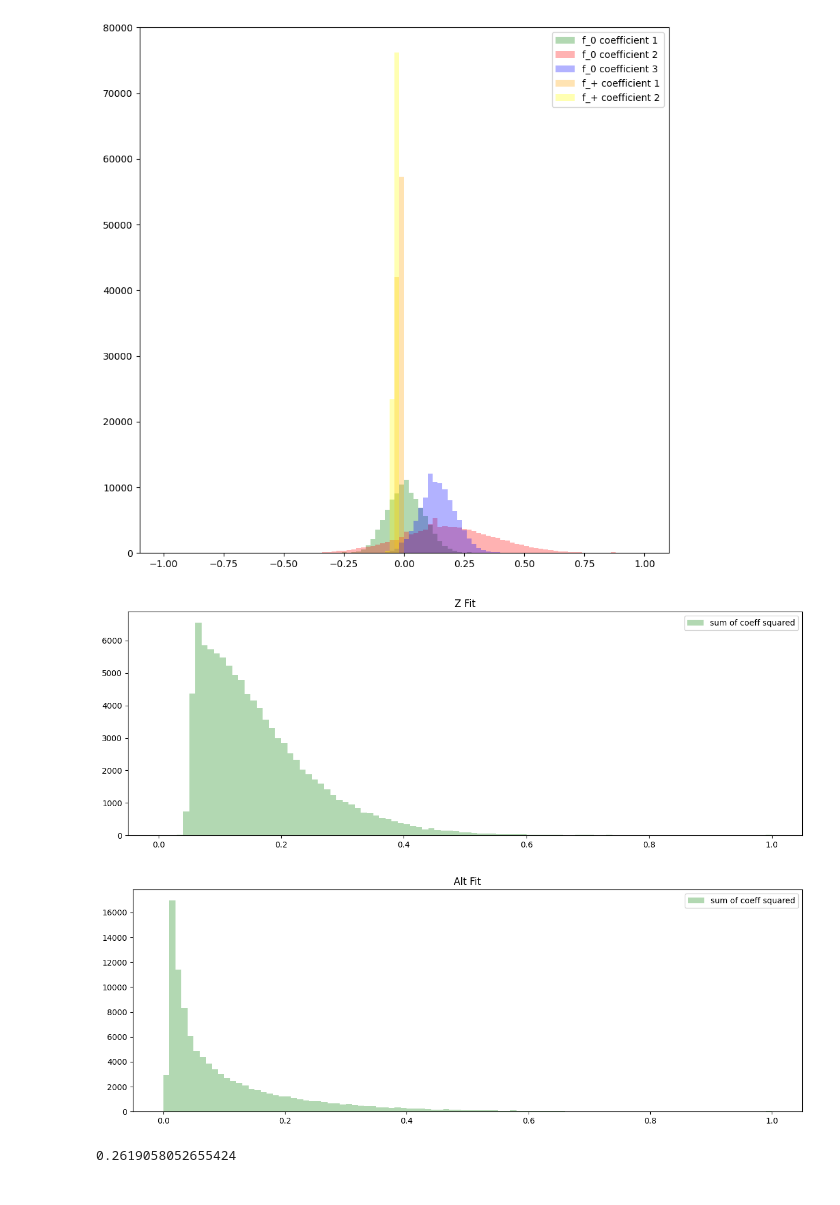
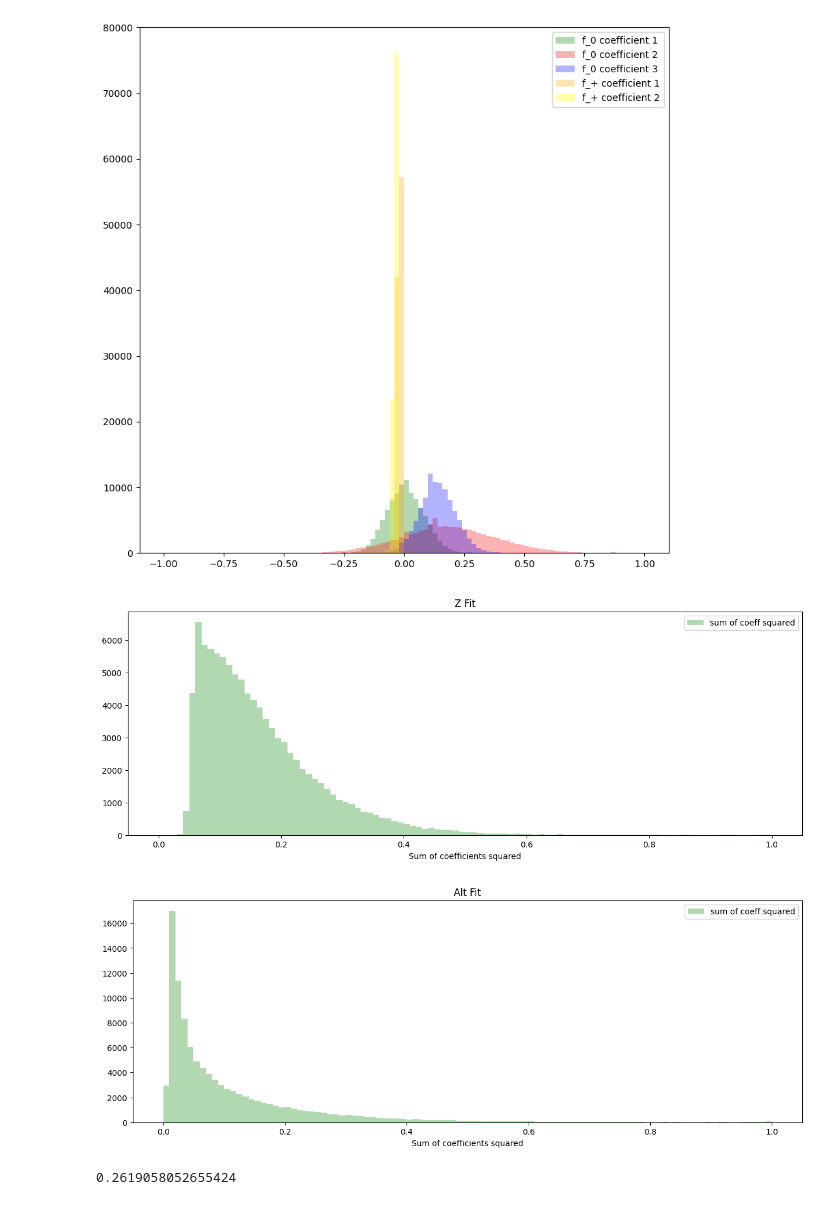
Before and after one commit to CJayRS/AlternateZFit, a Jupyter notebook: GraphingAltFit split.ipynb, the cells around one changed output. Drawn from its saved outputs; the diff is of its cells as text; code cells hidden in the pictures.

```diff
--- a/GraphingAltFit split.ipynb
+++ b/GraphingAltFit split.ipynb
@@ -103,19 +104,21 @@ plt.show()
 # %%
 plt.rcParams["figure.figsize"] = (15,5)
 plt.hist(np.sum(np.multiply(allZResults_array,allZResults_array),axis = 0),bins = 100,range=[0, 1],color = "green",alpha=0.3, label = "sum of coeff squared")
 plt.title("Z Fit")
 plt.legend()
+plt.xlabel("Sum of coefficients squared")
 plt.show()
 # %% [output]
-[figure, old version]
+[figure, new version]
 # %%
 plt.rcParams["figure.figsize"] = (15,5)
 plt.hist(np.sum(np.multiply(allAltResults_array,allAltResults_array),axis = 0),bins = 100,range=[0, 1],color = "green",alpha=0.3, label = "sum of coeff squared")
 plt.title("Alt Fit")
 plt.legend()
+plt.xlabel("Sum of coefficients squared")
 plt.show()
 # %% [output]
-[figure, old version]
+[figure, new version]
 # %%
 plt.rcParams["figure.figsize"] = (10,10)
 
```
Also changed, not shown: parts of 4 cells of this notebook, 11 other files.
